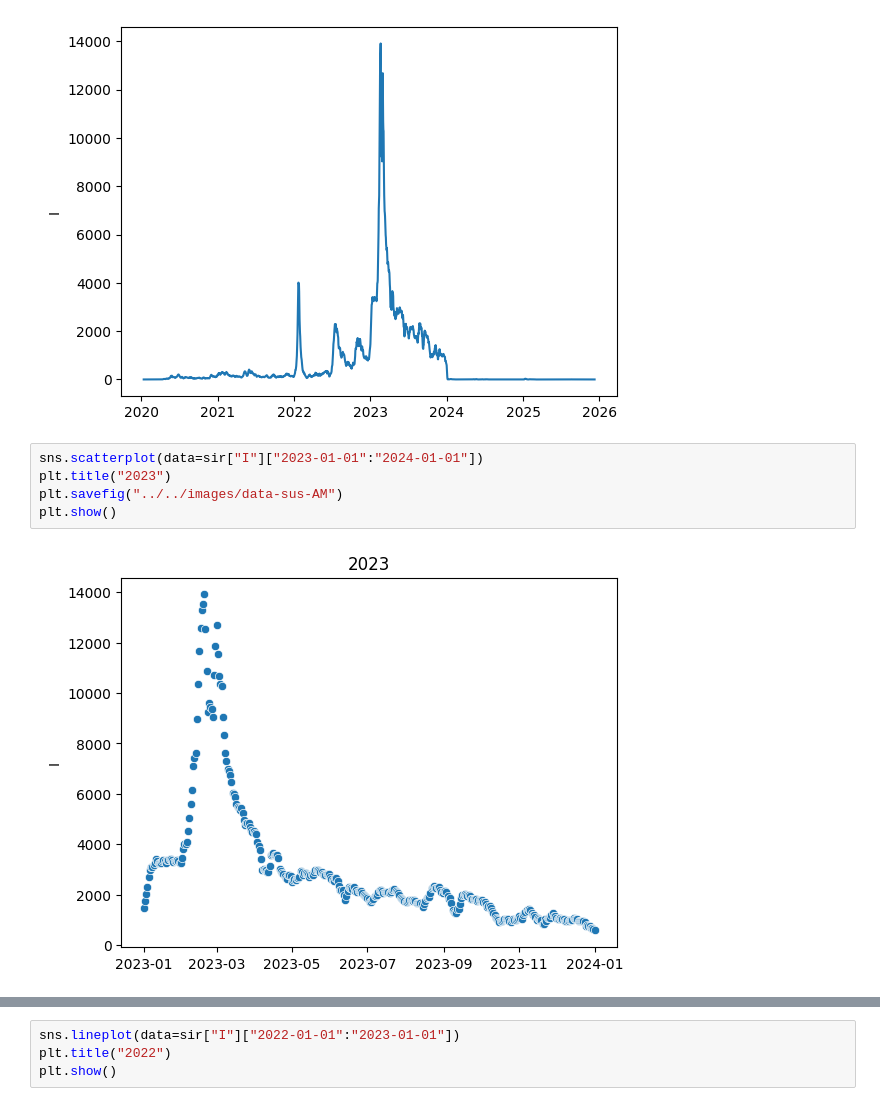
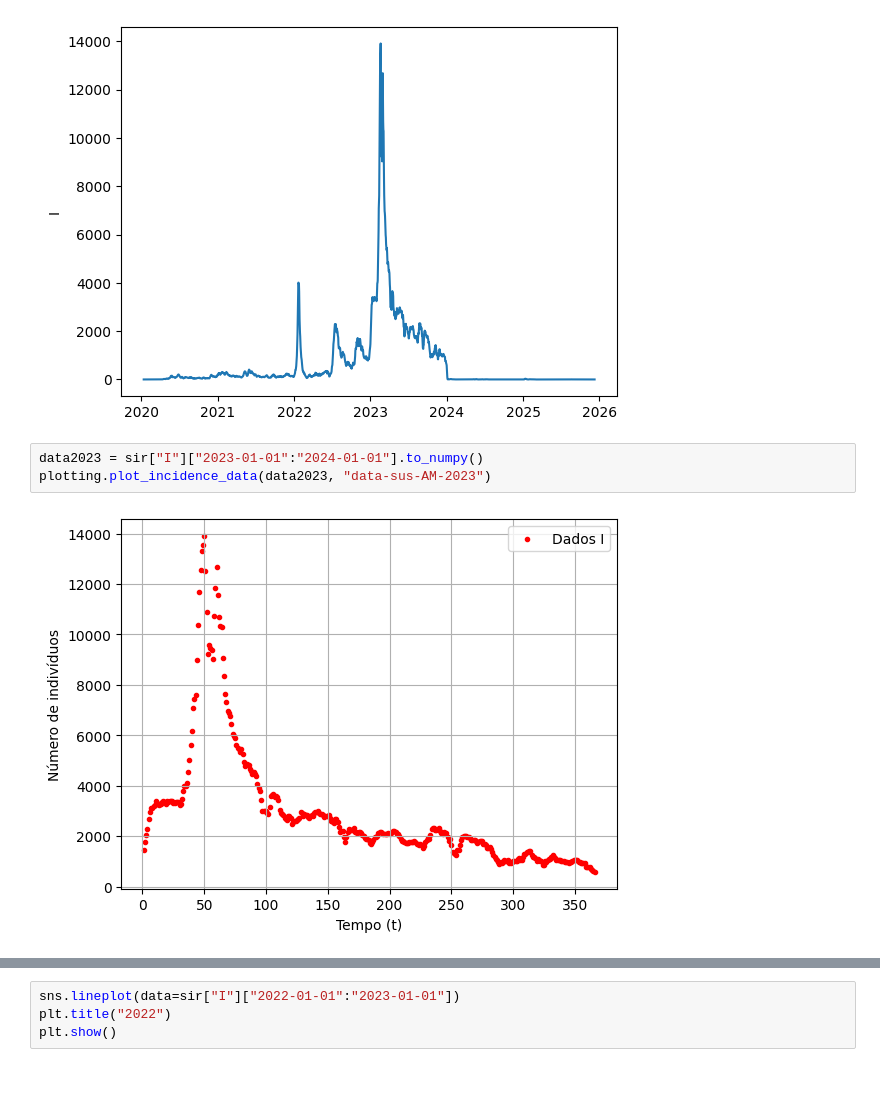
Before and after one commit to ginbar/inverse-cm, a Jupyter notebook: notebooks/data_analysis/DataAnalysisAM.ipynb, the cells around one changed output, grey strips where cells are left out. Saved outputs shown, nothing was run; the diff lists cells and outputs as text; blank space fills up the shorter version.

```diff
--- a/notebooks/data_analysis/DataAnalysisAM.ipynb
+++ b/notebooks/data_analysis/DataAnalysisAM.ipynb
@@ -101,11 +97,9 @@ plt.show()
 # %% [output]
 [figure]
 # %%
-sns.scatterplot(data=sir["I"]["2023-01-01":"2024-01-01"])
-plt.title("2023")
-plt.savefig("../../images/data-sus-AM")
-plt.show()
+data2023 = sir["I"]["2023-01-01":"2024-01-01"].to_numpy()
+plotting.plot_incidence_data(data2023, "data-sus-AM-2023")
 # %% [output]
-[figure, old version]
+[figure, new version]
 # %%
 smoothed_sir = sir.rolling(window=7).mean()
```
Also changed, not shown: parts of 7 cells of this notebook, 7 other files.
